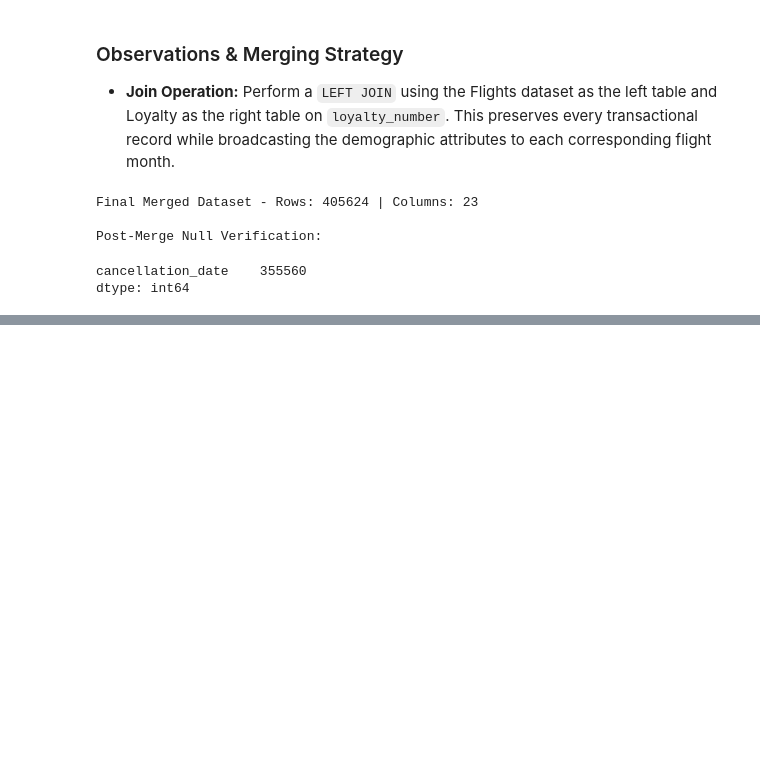
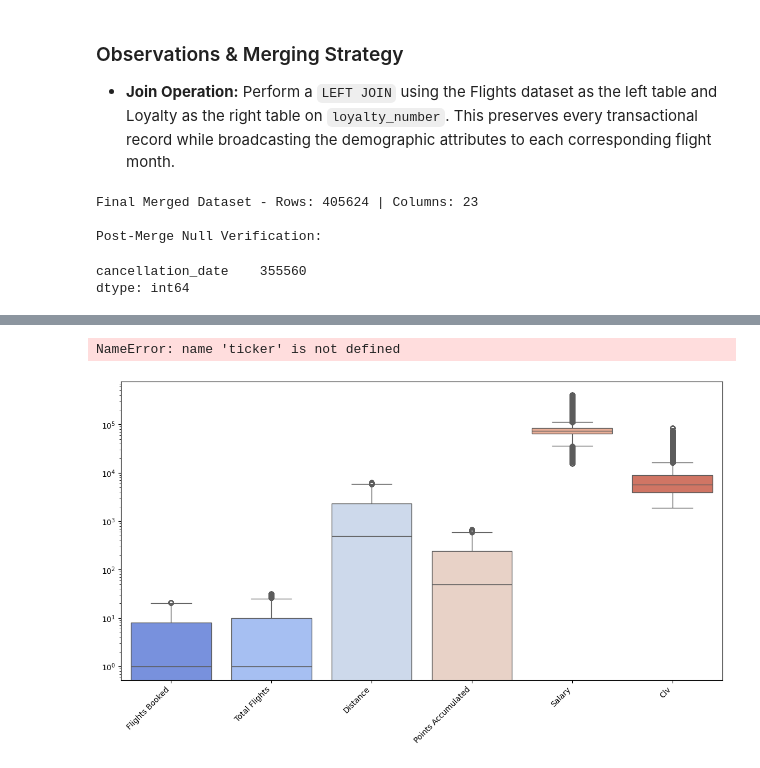
Before and after one commit to Adalab/bda-modulo-3-evaluacion-final-nataliapozoaraque-hash, a Jupyter notebook: flight_loyalty.analysis.ipynb, the cells around one changed output, grey strips where cells are left out. Drawn from its saved outputs; the diff is of its cells as text; code cells hidden in the pictures; blank space fills up the shorter version.

```diff
--- a/flight_loyalty.analysis.ipynb
+++ b/flight_loyalty.analysis.ipynb
@@ -278,8 +276,0 @@ df_loyalty.loc[df_loyalty['salary'] < 0, 'salary'] = np.nan
-# %%
-# Calculate central tendency measures to justify the imputation choice
-s_mean = df_loyalty['salary'].mean()
-s_median = df_loyalty['salary'].median()
-s_mode = df_loyalty['salary'].mode()[0]
-
-# Fill missing values using the median (robust to outliers)
-df_loyalty['salary'] = df_loyalty['salary'].fillna(s_median)
@@ -346,0 +455,29 @@ df_merged.sample(5)
+# %%
+# Visual Outlier Audit
+
+# Defining relatable business columns for visualization
+viz_cols = ['flights_booked', 'total_flights', 'distance', 'points_accumulated', 'salary', 'clv']
+viz_data = df_merged[viz_cols]
+
+# Creating readable labels (Title Case with spaces)
+clean_labels = [col.replace('_', ' ').title() for col in viz_cols]
+
+plt.figure(figsize=(14, 7))
+ax = sns.boxplot(data=viz_data, palette="coolwarm", showfliers=True)
+
+# Formatting X-axis labels
+ax.set_xticklabels(clean_labels, rotation=45, ha='right')
+
+# Formatting Y-axis to handle log scale without scientific notation
+plt.yscale('log')
+ax.yaxis.set_major_formatter(ticker.ScalarFormatter())
+ax.yaxis.get_major_formatter().set_scientific(False)
+ax.yaxis.get_major_formatter().set_useOffset(False)
+
+plt.title("Dispersion and Outlier Identification in Key Metrics", fontsize=14, pad=20)
+plt.grid(axis='y', linestyle='--', alpha=0.3)
+plt.tight_layout()
+plt.show()
+# %% [output]
+NameError: name 'ticker' is not defined
+[figure, added]
```
Also changed, not shown: parts of 23 cells of this notebook, 1 other file.
